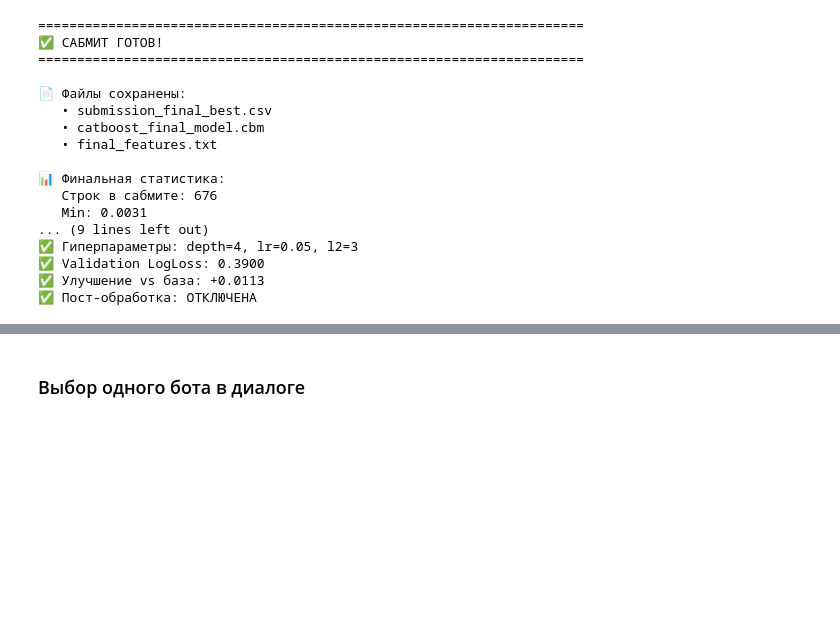
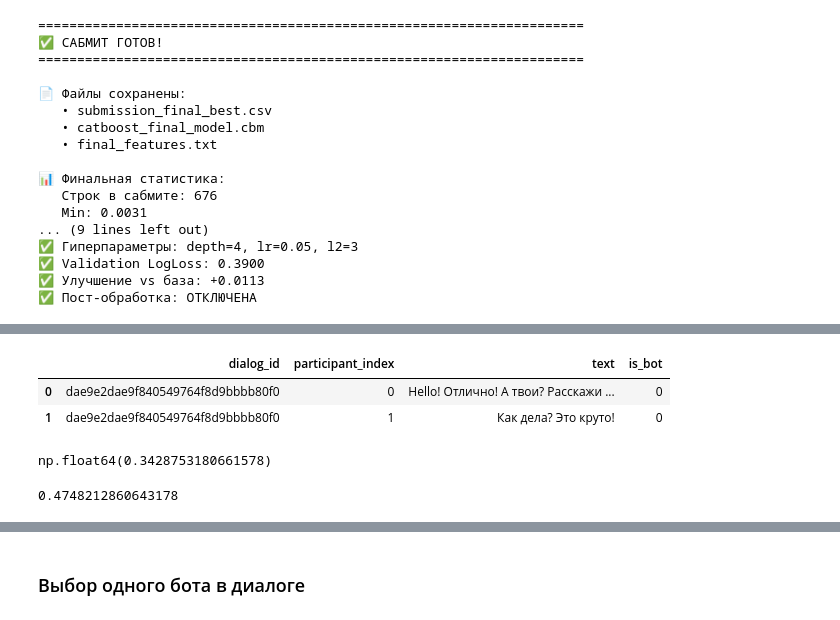
Before and after one commit to skytecat/YouAreBot, a Jupyter notebook: YouAreBot.ipynb, the cells around one changed output, grey strips where cells are left out. Cells and saved outputs as stored; diff of their text form; code cells hidden in the pictures; blank space fills up the shorter version.

```diff
--- a/YouAreBot.ipynb
+++ b/YouAreBot.ipynb
@@ -5252,0 +5540,14 @@ Passing `palette` without assigning `hue` is deprecated and will be removed in v
+# %%
+train_df.head(2)
+# %% [output]
+|  | dialog_id | participant_index | text | is_bot |
+| 0 | dae9e2dae9f840549764f8d9bbbb80f0 | 0 | Hello! Отлично! А твои? Расскажи ... | 0 |
+| 1 | dae9e2dae9f840549764f8d9bbbb80f0 | 1 | Как дела? Это круто! | 0 |
+# %%
+train_df['is_bot'].mean()
+# %% [output]
+np.float64(0.3428753180661578)
+# %%
+train_df['is_bot'].std()
+# %% [output]
+0.4748212860643178
```
Also changed, not shown: parts of 14 cells of this notebook.
